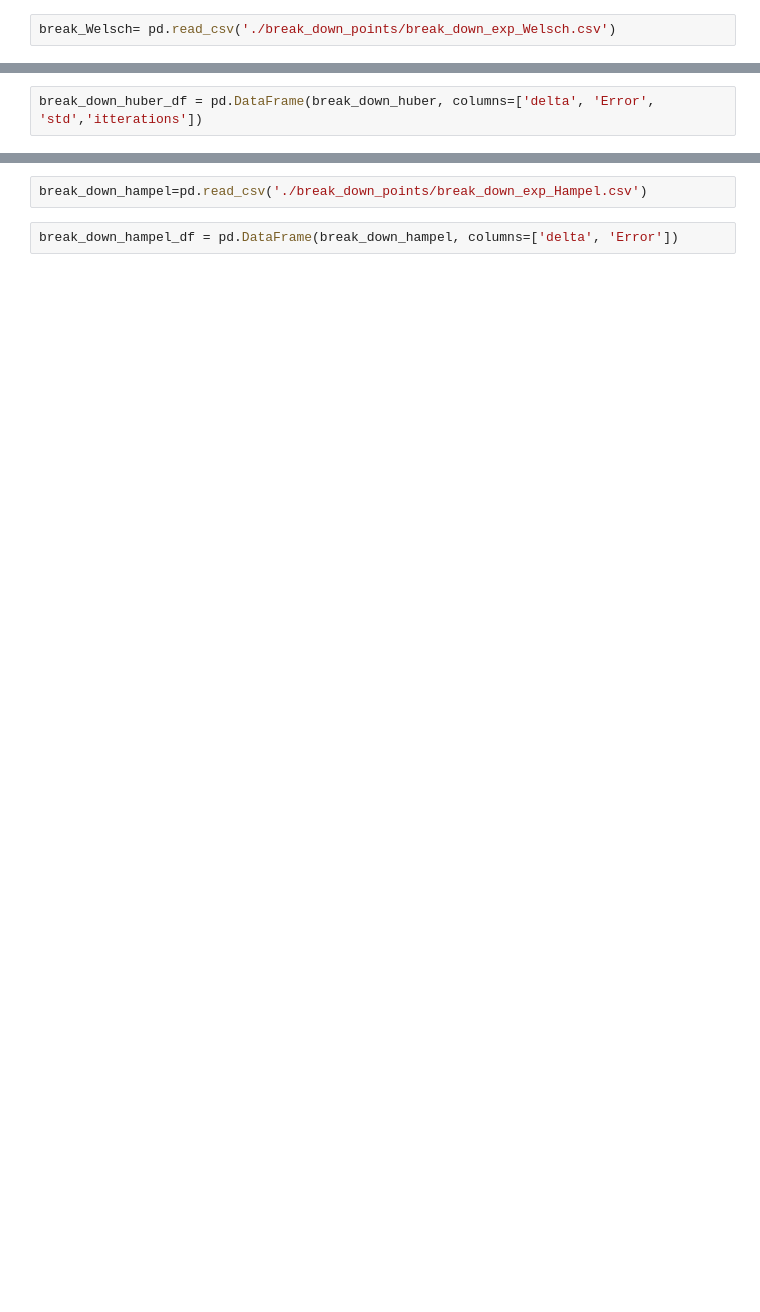
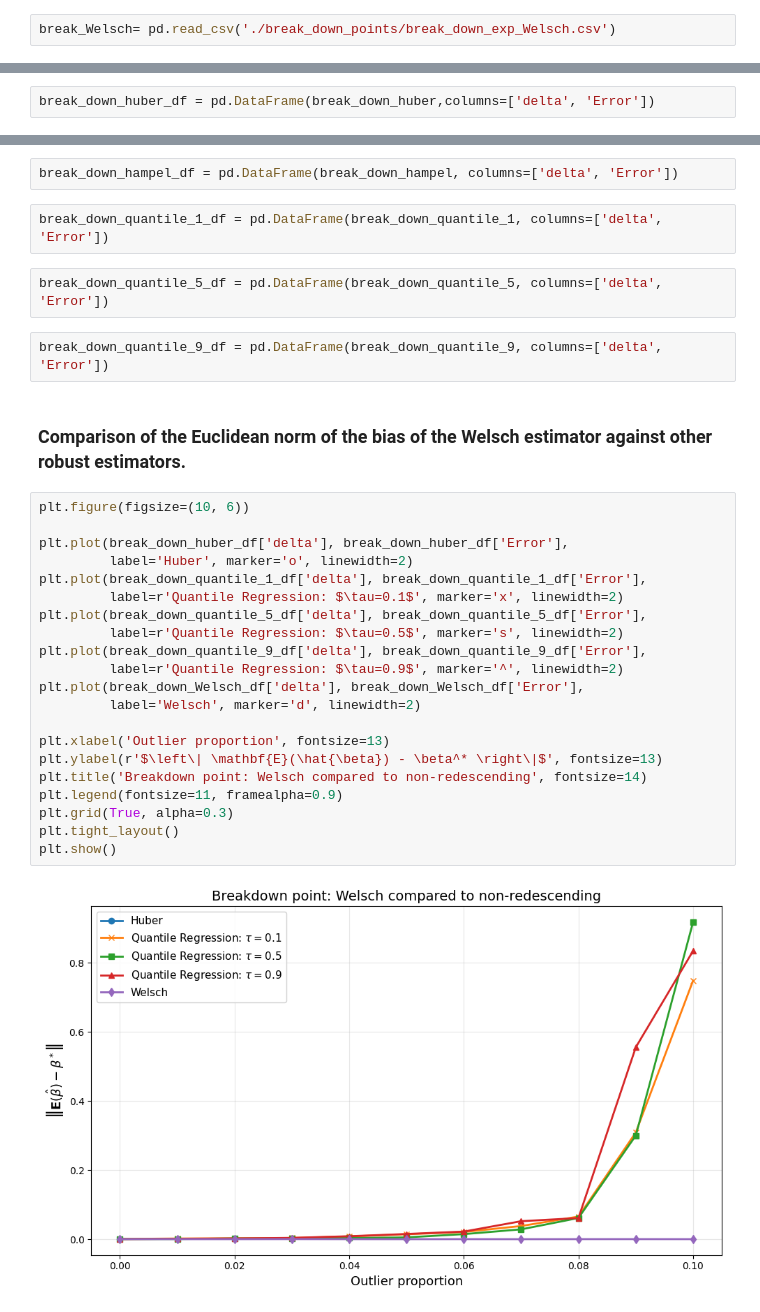
Before and after one commit to ilyeshammouda/Robust-Regression-under-Adversarial-Contamination-Theory-and-Algorithms-for-the-Welsch-Estimator, a Jupyter notebook: exps.ipynb, the cells around one changed output, grey strips where cells are left out. Cells and saved outputs as stored; diff of their text form; blank space fills up the shorter version.

Commit message:
break_down_point_final_plots

```diff
--- a/exps.ipynb
+++ b/exps.ipynb
@@ -274,2 +343,2 @@ break_down_huber=pd.read_csv('./break_down_points/break_down_exp_Hube.csv')
 # %%
-break_down_huber_df = pd.DataFrame(break_down_huber, columns=['delta', 'Error', 'std','itterations'])
+break_down_huber_df = pd.DataFrame(break_down_huber,columns=['delta', 'Error'])
@@ -280,4 +347,33 @@ break_down_tukey_df = pd.DataFrame(break_down_tukey, columns=['delta', 'Error',
-# %%
-break_down_hampel=pd.read_csv('./break_down_points/break_down_exp_Hampel.csv')
 # %%
 break_down_hampel_df = pd.DataFrame(break_down_hampel, columns=['delta', 'Error'])
+# %%
+break_down_quantile_1_df = pd.DataFrame(break_down_quantile_1, columns=['delta', 'Error'])
+# %%
+break_down_quantile_5_df = pd.DataFrame(break_down_quantile_5, columns=['delta', 'Error'])
+# %%
+break_down_quantile_9_df = pd.DataFrame(break_down_quantile_9, columns=['delta', 'Error'])
+# %% [markdown]
+### Comparison of the Euclidean norm of the bias of the Welsch estimator against other robust estimators.
+# %%
+plt.figure(figsize=(10, 6))
+
+plt.plot(break_down_huber_df['delta'], break_down_huber_df['Error'],
+         label='Huber', marker='o', linewidth=2)
+plt.plot(break_down_quantile_1_df['delta'], break_down_quantile_1_df['Error'],
+         label=r'Quantile Regression: $\tau=0.1$', marker='x', linewidth=2)
+plt.plot(break_down_quantile_5_df['delta'], break_down_quantile_5_df['Error'],
+         label=r'Quantile Regression: $\tau=0.5$', marker='s', linewidth=2)
+plt.plot(break_down_quantile_9_df['delta'], break_down_quantile_9_df['Error'],
+         label=r'Quantile Regression: $\tau=0.9$', marker='^', linewidth=2)
+plt.plot(break_down_Welsch_df['delta'], break_down_Welsch_df['Error'],
+         label='Welsch', marker='d', linewidth=2)
+
+plt.xlabel('Outlier proportion', fontsize=13)
+plt.ylabel(r'$\left\| \mathbf{E}(\hat{\beta}) - \beta^* \right\|$', fontsize=13)
+plt.title('Breakdown point: Welsch compared to non-redescending', fontsize=14)
+plt.legend(fontsize=11, framealpha=0.9)
+plt.grid(True, alpha=0.3)
+plt.tight_layout()
+plt.show()
+# %% [output]
+[figure, added]
```
Also changed, not shown: parts of 28 cells of this notebook, 6 other files.
